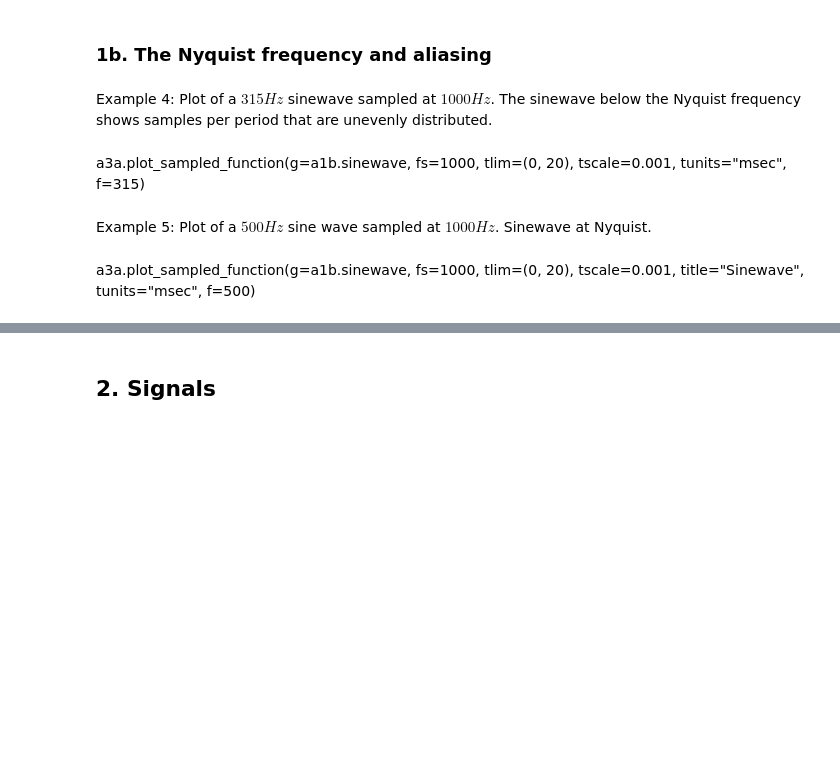
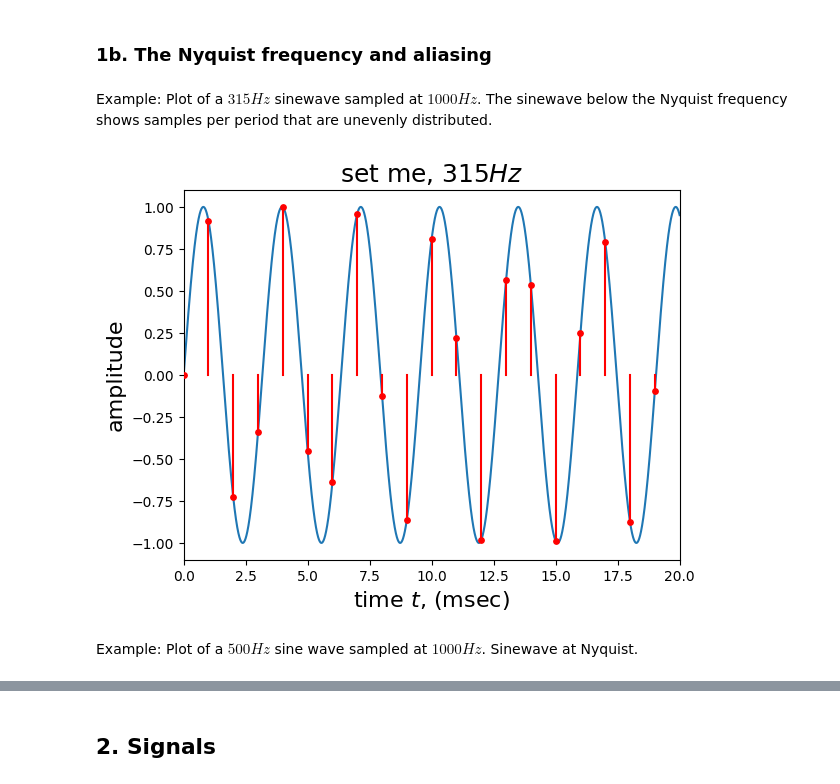
Before and after one commit to finnhittson/csds464, a Jupyter notebook: 464-A3a_fxh157_files/A3a_fxh157.ipynb, the cells around one changed output, grey strips where cells are left out. Saved outputs shown, nothing was run; the diff lists cells and outputs as text; code cells hidden in the pictures; blank space fills up the shorter version.

```diff
--- a/464-A3a_fxh157_files/A3a_fxh157.ipynb
+++ b/464-A3a_fxh157_files/A3a_fxh157.ipynb
@@ -41,10 +42,10 @@ a3a.plot_sampled_function(g=a1b.gammatone, fs=1000, tlim=(0,50/1000), tscale=1,
 # %% [markdown]
 ### 1b. The Nyquist frequency and aliasing
 # %% [markdown]
-Example 4: Plot of a $315Hz$ sinewave sampled at $1000Hz$. The sinewave below the Nyquist frequency shows samples per period that are unevenly distributed.
+Example: Plot of a $315Hz$ sinewave sampled at $1000Hz$. The sinewave below the Nyquist frequency shows samples per period that are unevenly distributed.
-# %% [markdown]
-a3a.plot_sampled_function(g=a1b.sinewave, fs=1000, tlim=(0, 20), tscale=0.001, tunits="msec", f=315)
+# %%
+a3a.plot_sampled_function(g=a1b.sinewave, fs=1000, tlim=(0, 20), tscale=0.001, tunits="msec", f=315)
+# %% [output]
+[figure, added]
 # %% [markdown]
-Example 5: Plot of a $500Hz$ sine wave sampled at $1000Hz$. Sinewave at Nyquist.
+Example: Plot of a $500Hz$ sine wave sampled at $1000Hz$. Sinewave at Nyquist.
-# %% [markdown]
-a3a.plot_sampled_function(g=a1b.sinewave, fs=1000, tlim=(0, 20), tscale=0.001, title="Sinewave", tunits="msec", f=500)
```
Also changed, not shown: parts of 55 cells of this notebook, 6 other files.
